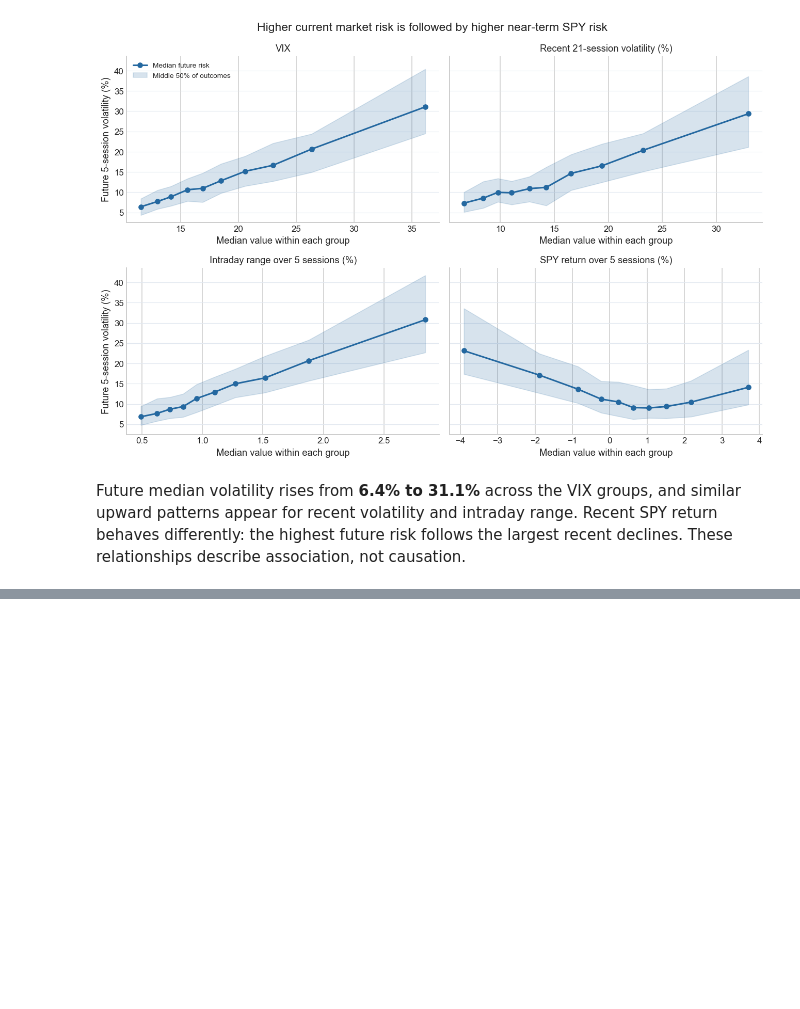
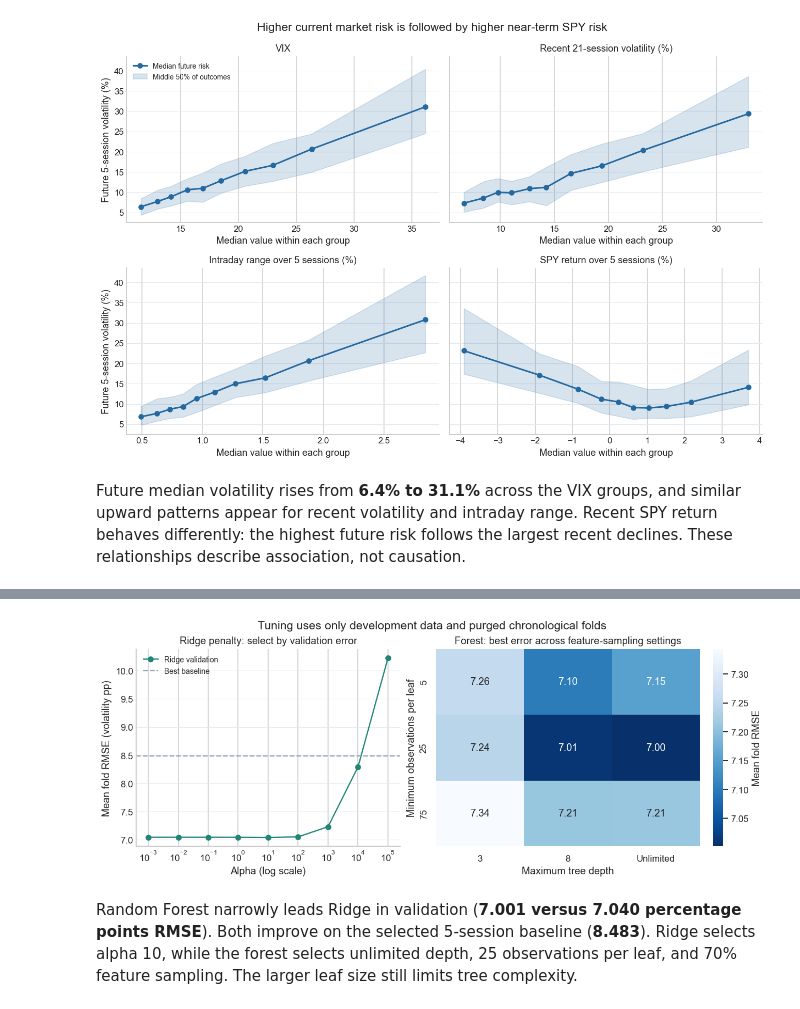
Before and after one commit to YB-Yottabyte/SPY-Volatility-Forecasting, a Jupyter notebook: spy_risk_forecasting.ipynb, the cells around one changed output, grey strips where cells are left out. Cells and saved outputs as stored; diff of their text form; code cells hidden in the pictures; blank space fills up the shorter version.

Commit message:
Simplify modeling workflow and align report sections

```diff
--- a/spy_risk_forecasting.ipynb
+++ b/spy_risk_forecasting.ipynb
@@ -676,11 +511,0 @@ def score(actual, predicted):
-# %%
-train_predictions = {'Recent 5-session risk': development.rv5.to_numpy(), 'Recent 21-session risk': development.rv21.to_numpy(), 'Ridge': ridge_search.predict(development[FEATURES]), 'Random Forest': forest_search.predict(development[FEATURES])}
-test_predictions = {'Recent 5-session risk': fresh_test.rv5.to_numpy(), 'Recent 21-session risk': fresh_test.rv21.to_numpy(), 'Ridge': ridge_search.predict(fresh_test[FEATURES]), 'Random Forest': forest_search.predict(fresh_test[FEATURES])}
-comparison_rows = []
-for sample, data, predictions in [('Training', development, train_predictions), ('Fresh test', fresh_test, test_predictions)]:
-    baseline_mse = np.mean((data.future_rv5 - predictions[selected_baseline]) ** 2)
-    for name, values in predictions.items():
-        metrics = score(data.future_rv5, values)
-        comparison_rows.append({'Model': name, 'Sample': sample, **metrics, 'MSE skill': 1 - metrics['RMSE'] ** 2 / baseline_mse})
-comparison = pd.DataFrame(comparison_rows)
-display(comparison.set_index(['Model', 'Sample']).round(3))
@@ -913,0 +613,59 @@ These results suggest that the features contain useful information about near-te
+# %%
+ridge_results = pd.DataFrame(ridge_search.cv_results_)
+forest_results = pd.DataFrame(forest_search.cv_results_)
+forest_results["RMSE"] = -forest_results["mean_test_score"]
+forest_results["Depth"] = forest_results["param_max_depth"].map(
+    lambda value: "Unlimited" if pd.isna(value) else str(int(value))
+)
+
+forest_heatmap = forest_results.pivot_table(
+    index="param_min_samples_leaf",
+    columns="Depth",
+    values="RMSE",
+    aggfunc="min",
+).reindex(columns=["3", "8", "Unlimited"])
+
+fig, axes = plt.subplots(1, 2, figsize=(11, 4.3), layout="constrained")
+
+axes[0].semilogx(
+    ridge_results["param_regressor__ridge__alpha"].astype(float),
+    -ridge_results["mean_test_score"],
+    marker="o",
+    color=COLORS["Ridge"],
+    label="Ridge validation",
+)
+axes[0].axhline(
+    baseline_scores.groupby("Model")["RMSE"].mean().min(),
+    color="#94A3B8",
+    linestyle="--",
+    label="Best baseline",
+)
+axes[0].set(
+    title="Ridge penalty: select by validation error",
+    xlabel="Alpha (log scale)",
+    ylabel="Mean fold RMSE (volatility pp)",
+)
+axes[0].legend(frameon=False, fontsize=9)
+plot_style(axes[0])
+
+sns.heatmap(
+    forest_heatmap,
+    annot=True,
+    fmt=".2f",
+    cmap="Blues_r",
+    cbar_kws={"label": "Mean fold RMSE"},
+    ax=axes[1],
+)
+axes[1].set(
+    title="Forest: best error across feature-sampling settings",
+    xlabel="Maximum tree depth",
+    ylabel="Minimum observations per leaf",
+)
+
+fig.suptitle("Tuning uses only development data and purged chronological folds", fontsize=14)
+fig.savefig("05_tuning.png", dpi=160, bbox_inches="tight", facecolor="white")
+plt.show()
+# %% [output]
+[figure, added]
+# %% [markdown]
+Random Forest narrowly leads Ridge in validation (**7.001 versus 7.040 percentage points RMSE**). Both improve on the selected 5-session baseline (**8.483**). Ridge selects alpha 10, while the forest selects unlimited depth, 25 observations per leaf, and 70% feature sampling. The larger leaf size still limits tree complexity.
```
Also changed, not shown: parts of 63 cells of this notebook, 2 other files.
